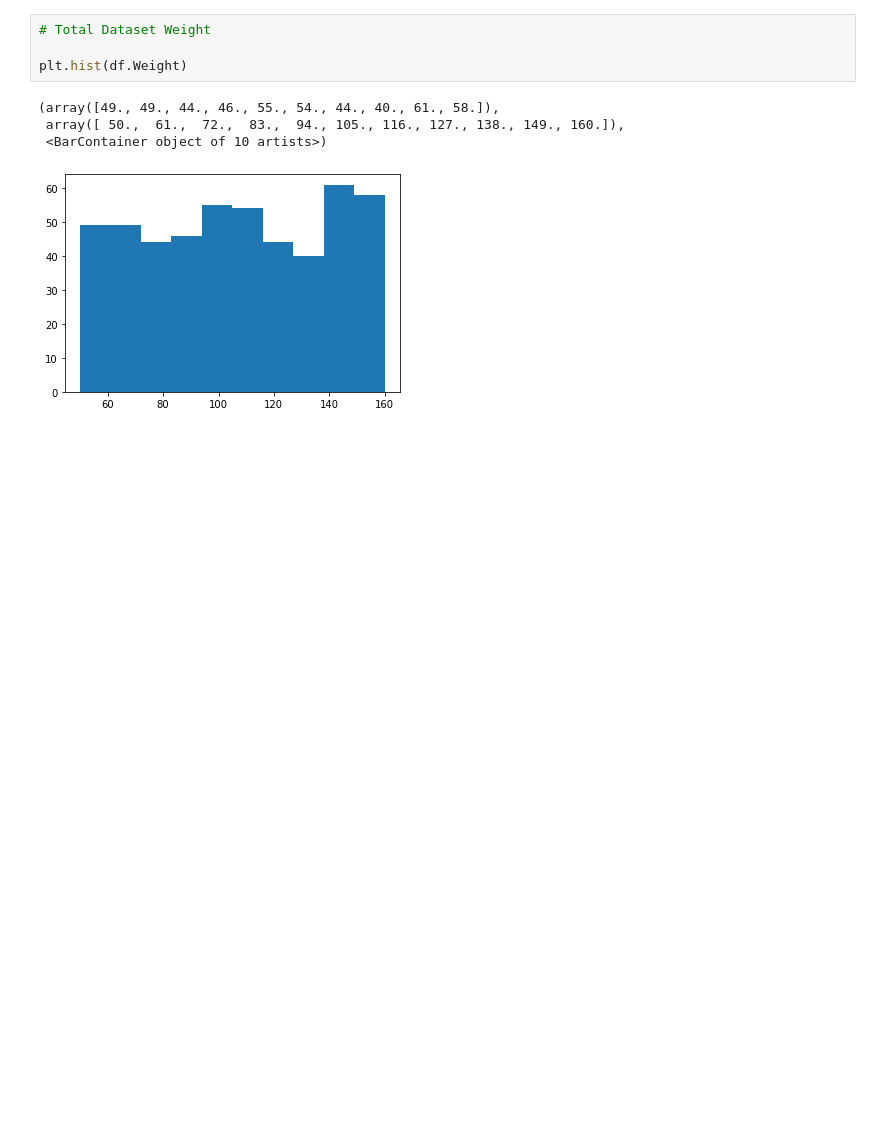
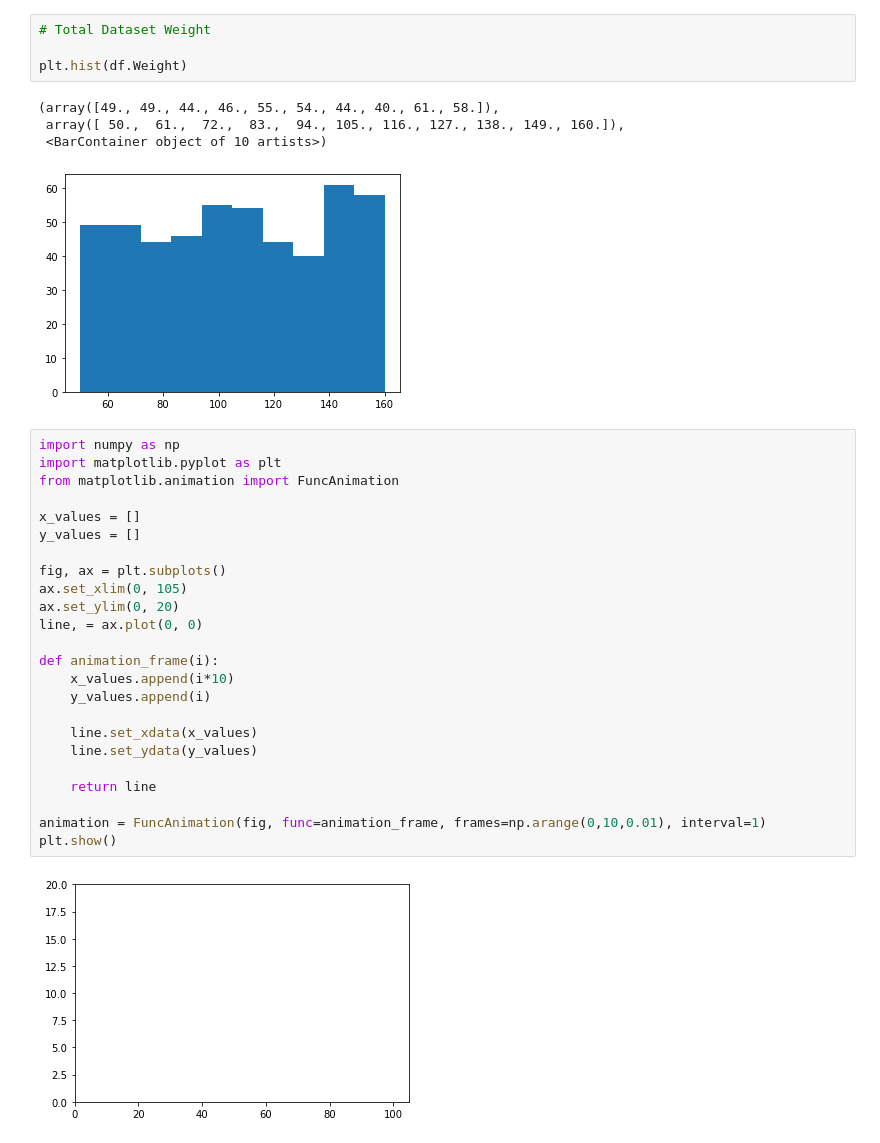
Before and after one commit to peterzorve/Strive_School_Journey, a Jupyter notebook: 16. Challenge/animation.ipynb, the cells around one changed output. Drawn from its saved outputs; the diff is of its cells as text; blank space fills up the shorter version.

```diff
--- a/16. Challenge/animation.ipynb
+++ b/16. Challenge/animation.ipynb
@@ -259,3 +259,29 @@ plt.hist(df.Weight)
  array([ 50.,  61.,  72.,  83.,  94., 105., 116., 127., 138., 149., 160.]),
  <BarContainer object of 10 artists>)
 [figure]
+# %%
+import numpy as np
+import matplotlib.pyplot as plt
+from matplotlib.animation import FuncAnimation
+
+x_values = []
+y_values = []
+
+fig, ax = plt.subplots()
+ax.set_xlim(0, 105)
+ax.set_ylim(0, 20)
+line, = ax.plot(0, 0)
+
+def animation_frame(i):
+    x_values.append(i*10)
+    y_values.append(i)
+
+    line.set_xdata(x_values)
+    line.set_ydata(y_values)
+
+    return line
+
+animation = FuncAnimation(fig, func=animation_frame, frames=np.arange(0,10,0.01), interval=1)
+plt.show()
+# %% [output]
+[figure, added]
```
